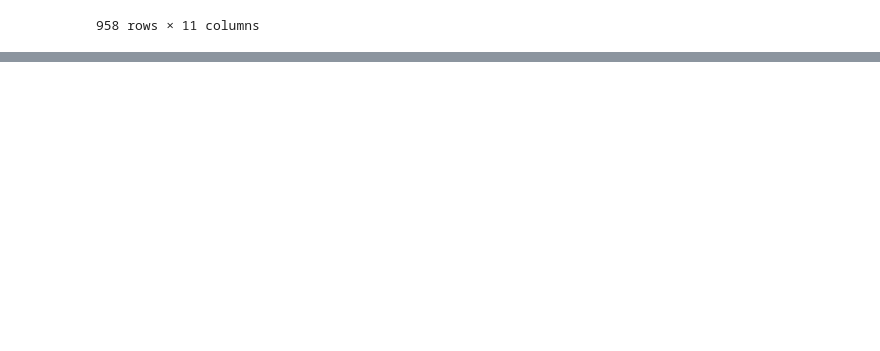
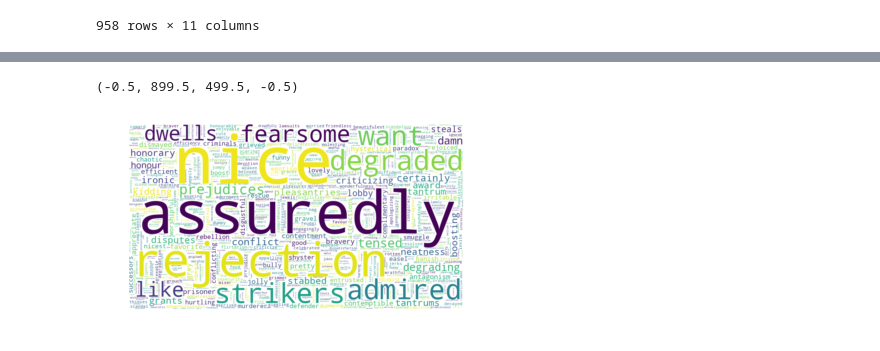
Before and after one commit to voschezang/book-genre-prediction, a Jupyter notebook: src/SentimentAnalysis.ipynb, the cells around one changed output, grey strips where cells are left out. Drawn from its saved outputs; the diff is of its cells as text; code cells hidden in the pictures; blank space fills up the shorter version.

Commit message:
use tfidf per genre

```diff
--- a/src/SentimentAnalysis.ipynb
+++ b/src/SentimentAnalysis.ipynb
@@ -237,0 +308,18 @@ FileNotFoundError: [Errno 2] No such file or directory: '../datasets/output/sent
+# %%
+index = tfidf.create_index(directory, book_list)
+# %%
+tf_matrix = tfidf.create_tf_matrix(directory, book_list)
+# %%
+tfidf_dict = tfidf.perform_tfidf(directory, book_list, index, tf_matrix)
+# %%
+# (optional) show the result
+w = WordCloud(background_color='white', width=900, height=500,
+                      max_words=1628,relative_scaling=1,normalize_plurals=False)
+wordcloud = w.generate_from_frequencies(tfidf_dict)
+# %%
+plt.imshow(wordcloud, interpolation='bilinear')
+plt.axis("off")
+# plt.savefig(config.dataset_dir + 'output/wordclouds/' + genre + '.png')
+# %% [output]
+(-0.5, 899.5, 499.5, -0.5)
+[figure, added]
```
Also changed, not shown: parts of 12 cells of this notebook, 4 other files.
